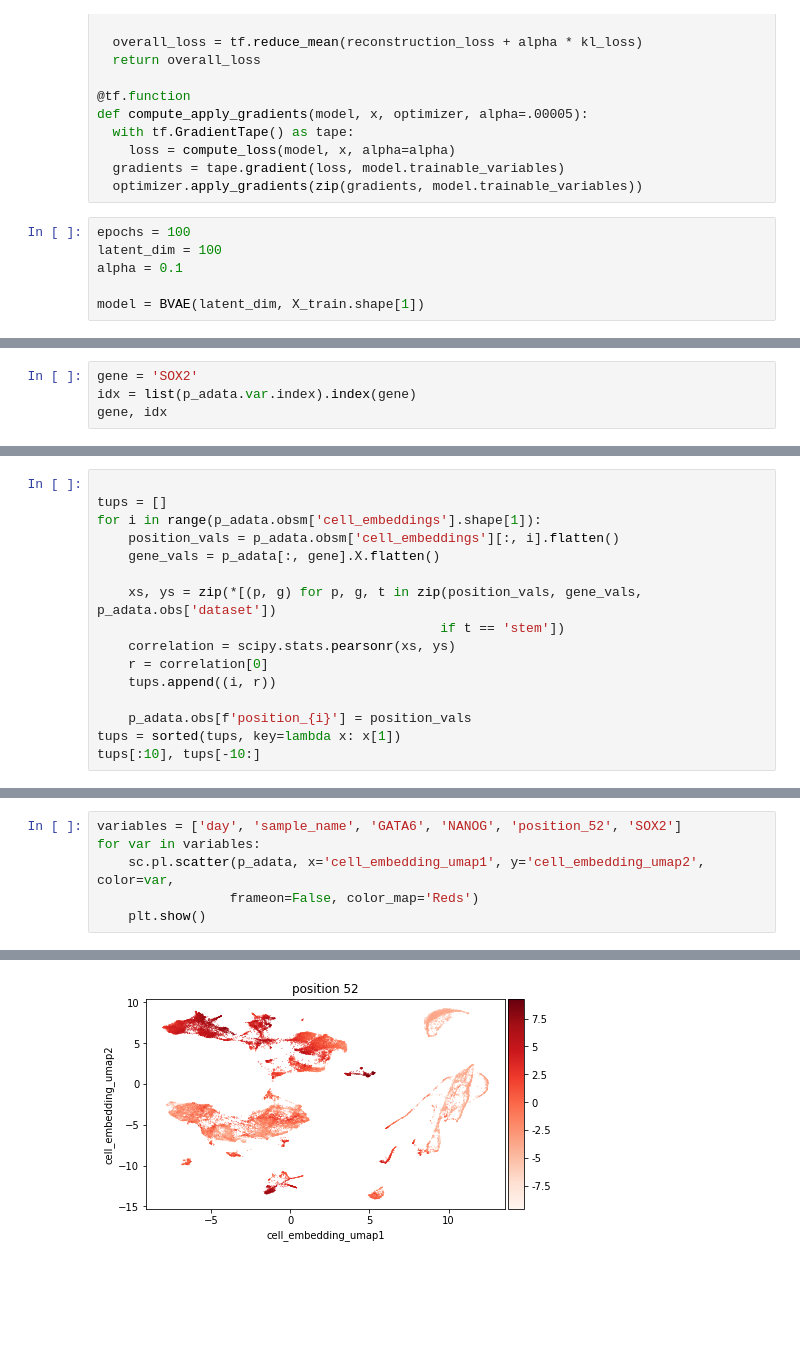
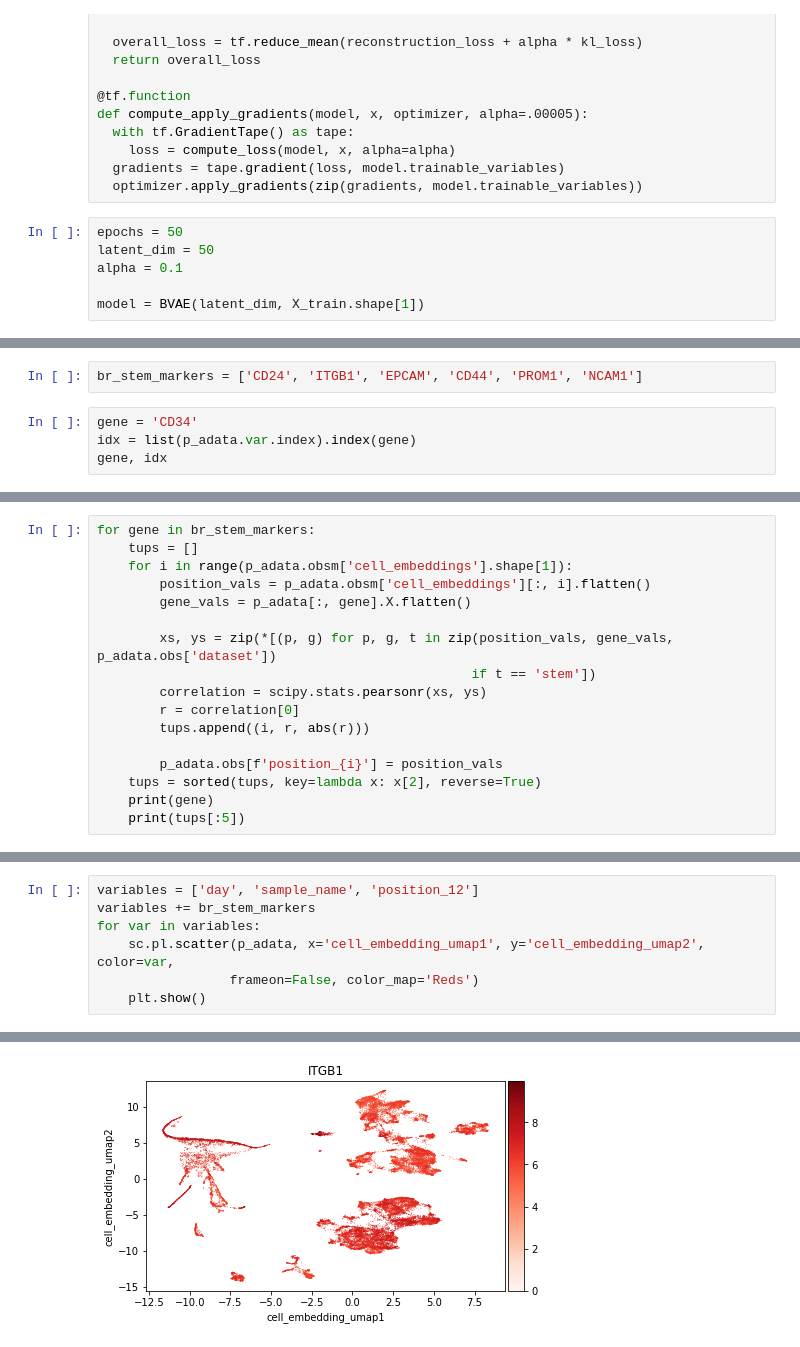
Before and after one commit to ding-lab/pollock, a Jupyter notebook: notebooks/breast_stemness_bvae.ipynb, the cells around one changed output, grey strips where cells are left out. Drawn from its saved outputs; the diff is of its cells as text; blank space fills up the shorter version.

```diff
--- a/notebooks/breast_stemness_bvae.ipynb
+++ b/notebooks/breast_stemness_bvae.ipynb
@@ -387,8 +791,8 @@ def compute_apply_gradients(model, x, optimizer, alpha=.00005):
   gradients = tape.gradient(loss, model.trainable_variables)
   optimizer.apply_gradients(zip(gradients, model.trainable_variables))
 # %%
-epochs = 100
-latent_dim = 100
+epochs = 50
+latent_dim = 50
 alpha = 0.1
 
 model = BVAE(latent_dim, X_train.shape[1])
@@ -502,5 +928,7 @@ for var in variables:
+# %%
+br_stem_markers = ['CD24', 'ITGB1', 'EPCAM', 'CD44', 'PROM1', 'NCAM1']
 # %%
-gene = 'SOX2'
+gene = 'CD34'
 idx = list(p_adata.var.index).index(gene)
 gene, idx
 # %% [output]
@@ -508,17 +936,18 @@ gene, idx
 # %%
+for gene in br_stem_markers:
+    tups = []
+    for i in range(p_adata.obsm['cell_embeddings'].shape[1]):
+        position_vals = p_adata.obsm['cell_embeddings'][:, i].flatten()
+        gene_vals = p_adata[:, gene].X.flatten()
 
-tups = []
-for i in range(p_adata.obsm['cell_embeddings'].shape[1]):
-    position_vals = p_adata.obsm['cell_embeddings'][:, i].flatten()
-    gene_vals = p_adata[:, gene].X.flatten()
+        xs, ys = zip(*[(p, g) for p, g, t in zip(position_vals, gene_vals, p_adata.obs['dataset'])
+                                                if t == 'stem'])
+        correlation = scipy.stats.pearsonr(xs, ys)
+        r = correlation[0]
+        tups.append((i, r, abs(r)))
 
-    xs, ys = zip(*[(p, g) for p, g, t in zip(position_vals, gene_vals, p_adata.obs['dataset'])
-                                            if t == 'stem'])
-    correlation = scipy.stats.pearsonr(xs, ys)
-    r = correlation[0]
-    tups.append((i, r))
-
-    p_adata.obs[f'position_{i}'] = position_vals
-tups = sorted(tups, key=lambda x: x[1])
-tups[:10], tups[-10:]
+        p_adata.obs[f'position_{i}'] = position_vals
+    tups = sorted(tups, key=lambda x: x[2], reverse=True)
+    print(gene)
+    print(tups[:5])
 # %% [output]
@@ -567,5 +970,6 @@ set(p_adata.obs['sample_name'])
 # %%
-variables = ['day', 'sample_name', 'GATA6', 'NANOG', 'position_52', 'SOX2']
+variables = ['day', 'sample_name', 'position_12']
+variables += br_stem_markers
 for var in variables:
     sc.pl.scatter(p_adata, x='cell_embedding_umap1', y='cell_embedding_umap2', color=var,
                  frameon=False, color_map='Reds')
@@ -578 +982 @@ for var in variables:
-[figure, old version]
+[figure, new version]
```
Also changed, not shown: parts of 46 cells of this notebook.
